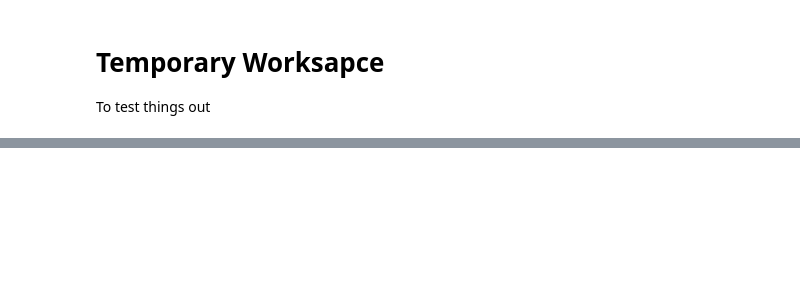
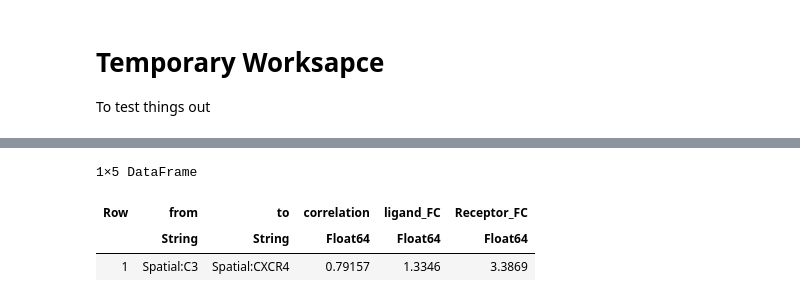
Before and after one commit to aadimator/ISCHIA.jl, a Jupyter notebook: src/temp.ipynb, the cells around one changed output, grey strips where cells are left out. Cells and saved outputs as stored; diff of their text form; code cells hidden in the pictures; blank space fills up the shorter version.

```diff
--- a/src/temp.ipynb
+++ b/src/temp.ipynb
@@ -49,0 +615,8 @@ first(lr_network, 5)
+# %%
+# Sort the enriched LRs by correlation in decreasing order
+sort!(COI_enriched_LRs, rev=true, [:correlation])
+# %% [output]
+1×5 DataFrame
+| Row | from | to | correlation | ligand_FC | Receptor_FC |
+|  | String | String | Float64 | Float64 | Float64 |
+| 1 | Spatial:C3 | Spatial:CXCR4 | 0.79157 | 1.3346 | 3.3869 |
```
Also changed, not shown: parts of 32 cells of this notebook, 3 other files.
